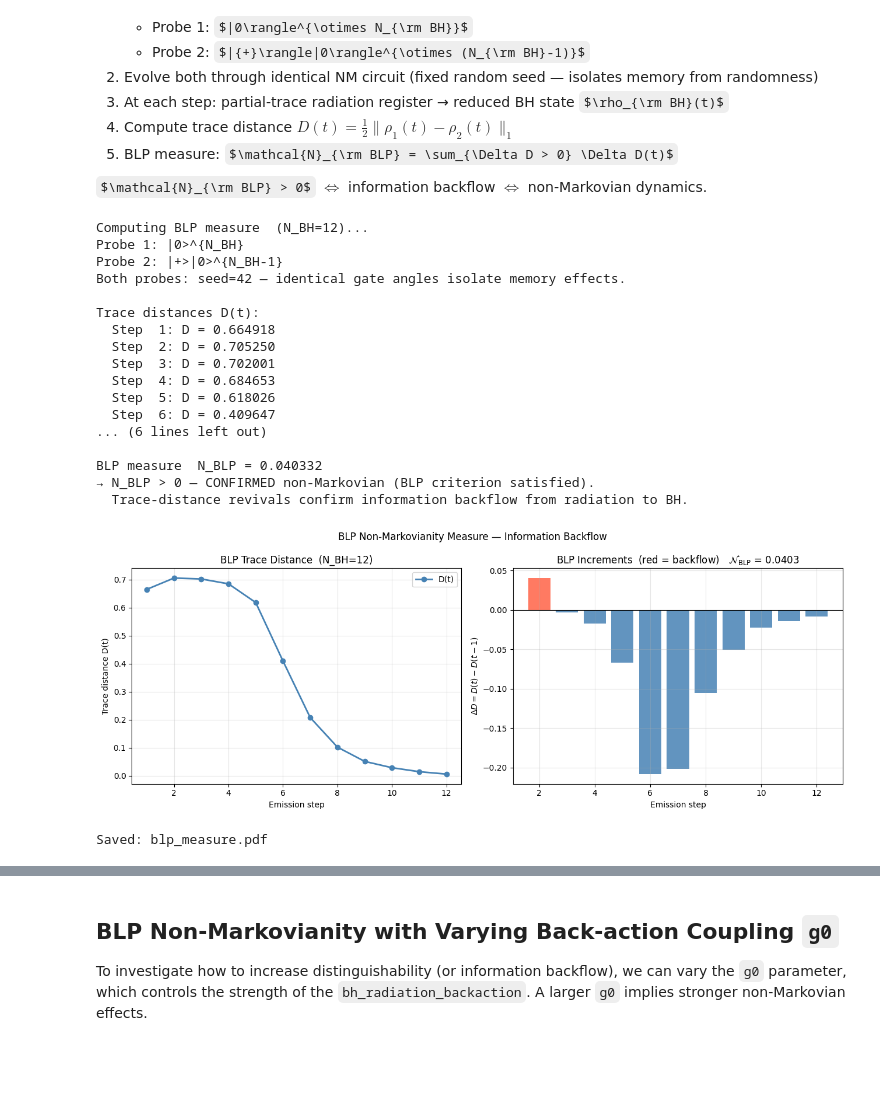
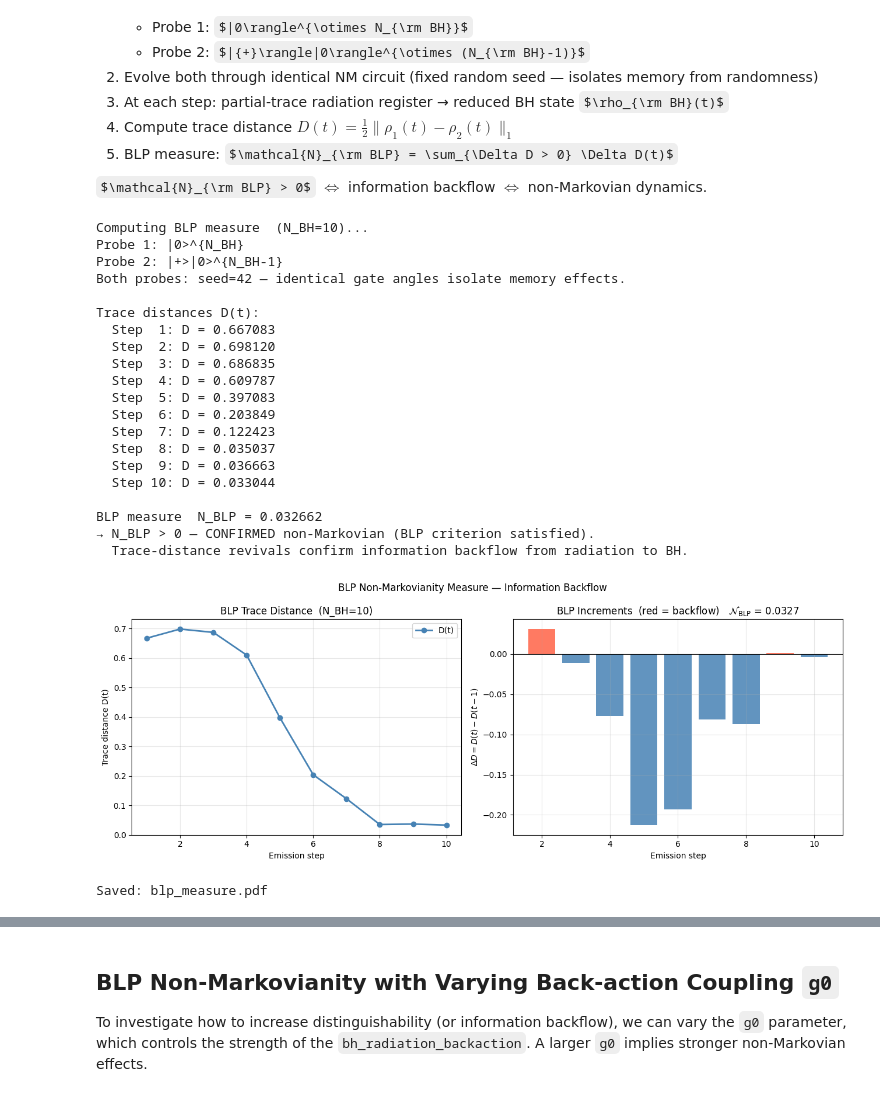
Before and after one commit to aaqhilahamed2004-ops/non-markovian_black-hole_evaporation, a Jupyter notebook: MvNM_v2.ipynb, the cells around one changed output, grey strips where cells are left out. Saved outputs shown, nothing was run; the diff lists cells and outputs as text; code cells hidden in the pictures; some formulas as TeX source; blank space fills up the shorter version.

```diff
--- a/MvNM_v2.ipynb
+++ b/MvNM_v2.ipynb
@@ -53,7 +53,7 @@ def scramble_black_hole(qc, bh):
     Black holes are conjectured to be fastest scramblers in nature (Sekino &
     Susskind 2008): t* ~ log(N_BH).
     """
-    LAYERS = 2
+    LAYERS = 1
     for _ in range(LAYERS):
         for q in bh:
             qc.rx(np.random.uniform(0, 2*np.pi), q)
@@ -234,5 +232,10 @@ G0_VALUES = [np.pi/8, np.pi/6, np.pi/4, np.pi/3]
+# %%
+G0_GLOBAL = 0.5
 # %%
-def bh_radiation_backaction(qc, bh, rad, t=None, N_BH_total=None, g0=np.pi/8):
+# ─────────────────────────────────────────────────────────────────────────────
+# BH-RADIATION BACK-ACTION
+# ─────────────────────────────────────────────────────────────────────────────
+def bh_radiation_backaction(qc, bh, rad, t=None, N_BH_total=None, g0=G0_GLOBAL):
     """
     BH-radiation back-action with Hawking-temperature-motivated coupling.
 
@@ -255,13 +258,13 @@ def bh_radiation_backaction(qc, bh, rad, t=None, N_BH_total=None, g0=np.pi/8):
         hawking_factor = 1.0 / (1.0 - frac)
         base_angle = min(g0 * hawking_factor, np.pi / 2)
     else:
-        base_angle = np.pi / 4   # fallback: original fixed coupling
+        base_angle = g0   # Use the global g0 if t or N_BH_total are not provided
 
     for b in bh:
         for i, r in enumerate(rad):
             coupling = base_angle * np.exp(-0.3 * (len(rad) - 1 - i))
-            qc.cz(b, r)
-            qc.cx(r, b)
+            qc.cz(b, r)          # Z-type: dephasing
+            qc.cx(r, b)          # X-type: bit-flip back-action
             qc.rx(coupling, b)
             qc.ry(coupling, r)
 # %%
@@ -459,7 +462,7 @@ $\mathcal{N}_{\rm BLP} > 0$ $\Leftrightarrow$ information backflow $\Leftrightar
 # BLP NON-MARKOVIANITY MEASURE
 # Breuer, Laine & Piilo, PRL 103, 210401 (2009)
 # ─────────────────────────────────────────────────────────────────────────────
-N_BH = 12
+N_BH = 10
 def trace_distance(rho1, rho2) -> float:
     """D(rho1, rho2) = (1/2) Tr|rho1 - rho2| via eigenvalue decomposition."""
     eigvals = np.linalg.eigvalsh(rho1.data - rho2.data)
@@ -467,7 +470,7 @@ def trace_distance(rho1, rho2) -> float:
 
 
 #def run_evaporation_for_blp(probe: str, seed: int = 42):
-def run_evaporation_for_blp(probe: str, seed: int = 42, markovian: bool = False, g0: float = np.pi/8):
+def run_evaporation_for_blp(probe: str, seed: int = 42, markovian: bool = False, g0: float = G0_GLOBAL):
     """
     Non-Markovian evaporation for BLP computation.
     Returns reduced BH density matrix rho_BH(t) at each step,
@@ -498,16 +501,16 @@ def run_evaporation_for_blp(probe: str, seed: int = 42, markovian: bool = False,
             radiation_memory_interaction(step_qc, rad)
         if len(rad) > 0:
             #bh_radiation_backaction(step_qc, bh, rad)
-            bh_radiation_backaction(step_qc, bh, rad, t=step, N_BH_total=N_BH, g0=np.pi/8)
+            bh_radiation_backaction(step_qc, bh, rad, t=step, N_BH_total=N_BH, g0=g0)
 
 
         state = state.evolve(step_qc)
 
-         # ── Emit first (bookkeeping only, no quantum op) ──────────────────
+         # ── Emit first (bookkeeping only, no quantum op) ──────────
         emitted = bh.pop(0)
         rad.append(emitted)
 
-        # ── Reduced BH state: trace out radiation register ────────────────
+        # ── Reduced BH state: trace out radiation register ──────────
         # Identical convention to run_non_markovian_evaporation.
         # rad now contains the just-emitted qubit, so partial_trace(state, rad)
         # gives the interior BH — no need to manually add bh[0].
@@ -523,13 +526,13 @@ def run_evaporation_for_blp(probe: str, seed: int = 42, markovian: bool = False,
     return rho_series
 
 
-print(f"Computing BLP measure  (N_BH={N_BH})...")
+print(f"Computing BLP measure  (N_BH={N_BH})..." if N_BH==10 else f"Computing BLP measure  (N_BH={N_BH}) but N_BH was set to 10 earlier. It might cause an error.")
 print(f"Probe 1: |0>^{{N_BH}}")
 print(f"Probe 2: |+>|0>^{{N_BH-1}}")
 print("Both probes: seed=42 — identical gate angles isolate memory effects.\n")
 
-rho_series_1 = run_evaporation_for_blp('zero', seed=42)
-rho_series_2 = run_evaporation_for_blp('plus', seed=42)
+rho_series_1 = run_evaporation_for_blp('zero', seed=42, g0=G0_GLOBAL)
+rho_series_2 = run_evaporation_for_blp('plus', seed=42, g0=G0_GLOBAL)
 
 T         = min(len(rho_series_1), len(rho_series_2))
 D_values  = [trace_distance(rho_series_1[t], rho_series_2[t]) for t in range(T)]
@@ -547,50 +550,53 @@ if N_BLP > 1e-6:
 else:
     print("→ N_BLP ≈ 0 — no detectable backflow.")
 
-# ── BLP plots ─────────────────────────────────────────────────────────────────
+# ── BLP plots ──────────────────────────────────
 fig, axes = plt.subplots(1, 2, figsize=(13, 5))
 
 axes[0].plot(steps_blp, D_values, 'o-', color='steelblue', lw=2, label='D(t)')
 axes[0].set_xlabel("Emission step")
 axes[0].set_ylabel("Trace distance D(t)")
 axes[0].set_title(f"BLP Trace Distance  (N_BH={N_BH})")
 axes[0].grid(alpha=0.3); axes[0].legend()
 
 bar_colors = ['tomato' if d > 0 else 'steelblue' for d in dD]
 axes[1].bar(steps_blp[1:], dD, color=bar_colors, alpha=0.85)
 axes[1].axhline(0, color='black', lw=0.8)
 axes[1].set_xlabel("Emission step")
 axes[1].set_ylabel(r"$\Delta D = D(t) - D(t-1)$")
 axes[1].set_title(
     f"BLP Increments  (red = backflow)   "
     r"$\mathcal{N}_{\rm BLP}$" + f" = {N_BLP:.4f}"
 )
 axes[1].grid(alpha=0.3)
 
 plt.suptitle("BLP Non-Markovianity Measure — Information Backflow", fontsize=12)
 plt.tight_layout()
 plt.savefig("blp_measure.pdf", bbox_inches='tight', dpi=200)
 plt.show()
 print("Saved: blp_measure.pdf")
 # %% [output]
-Computing BLP measure  (N_BH=12)...
+Computing BLP measure  (N_BH=10)...
 Probe 1: |0>^{N_BH}
 Probe 2: |+>|0>^{N_BH-1}
 Both probes: seed=42 — identical gate angles isolate memory effects.
 
 Trace distances D(t):
-  Step  1: D = 0.664918
-  Step  2: D = 0.705250
-  Step  3: D = 0.702001
-  Step  4: D = 0.684653
-  Step  5: D = 0.618026
-  Step  6: D = 0.409647
-... (6 lines left out)
+  Step  1: D = 0.667083
+  Step  2: D = 0.698120
+  Step  3: D = 0.686835
+  Step  4: D = 0.609787
+  Step  5: D = 0.397083
+  Step  6: D = 0.203849
+  Step  7: D = 0.122423
+  Step  8: D = 0.035037
+  Step  9: D = 0.036663
+  Step 10: D = 0.033044
 
-BLP measure  N_BLP = 0.040332
+BLP measure  N_BLP = 0.032662
 → N_BLP > 0 — CONFIRMED non-Markovian (BLP criterion satisfied).
   Trace-distance revivals confirm information backflow from radiation to BH.
-[figure, old version]
+[figure, new version]
 Saved: blp_measure.pdf
 # %%
 # ─────────────────────────────────────────────────────────────────────────────
```
Also changed, not shown: parts of 14 cells of this notebook.
